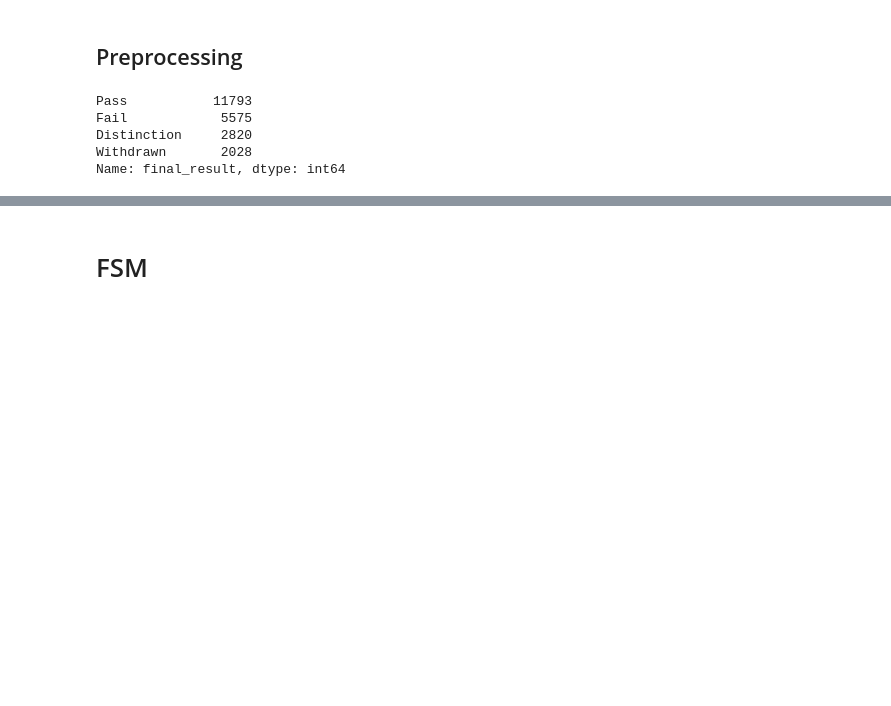
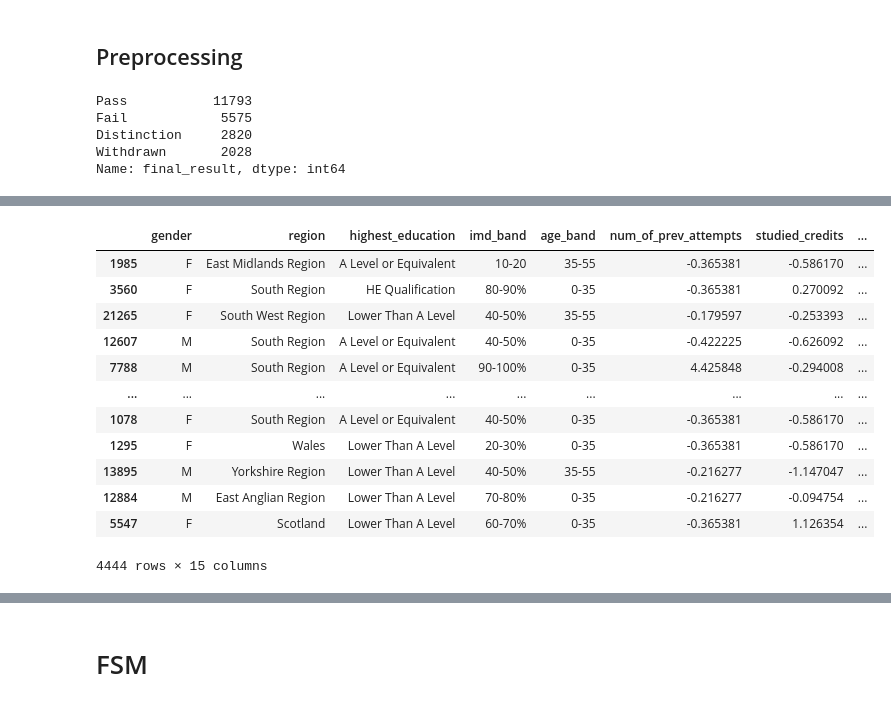
Before and after one commit to Caellwyn/ou_student_predictions, a Jupyter notebook: notebooks/FSM.ipynb, the cells around one changed output, grey strips where cells are left out. Saved outputs shown, nothing was run; the diff lists cells and outputs as text; code cells hidden in the pictures; blank space fills up the shorter version.

```diff
--- a/notebooks/FSM.ipynb
+++ b/notebooks/FSM.ipynb
@@ -65,3 +58,8 @@ Fail            5575
 Distinction     2820
 Withdrawn       2028
 Name: final_result, dtype: int64
+# %%
+cs = CourseScaler()
+X_Train_sc = cs.fit_transform(X_train)
+X_test_sc = cs.transform(X_test)
+test = cs.fit(X_train)
@@ -67,0 +82,16 @@ Name: final_result, dtype: int64
+# %%
+X_test_sc
+# %% [output]
+|  | gender | region | highest_education | imd_band | age_band | num_of_prev_attempts | studied_credits | ... |
+| 1985 | F | East Midlands Region | A Level or Equivalent | 10-20 | 35-55 | -0.365381 | -0.586170 | ... |
+| 3560 | F | South Region | HE Qualification | 80-90% | 0-35 | -0.365381 | 0.270092 | ... |
+| 21265 | F | South West Region | Lower Than A Level | 40-50% | 35-55 | -0.179597 | -0.253393 | ... |
+| 12607 | M | South Region | A Level or Equivalent | 40-50% | 0-35 | -0.422225 | -0.626092 | ... |
+| 7788 | M | South Region | A Level or Equivalent | 90-100% | 0-35 | 4.425848 | -0.294008 | ... |
+| ... | ... | ... | ... | ... | ... | ... | ... | ... |
+| 1078 | F | South Region | A Level or Equivalent | 40-50% | 0-35 | -0.365381 | -0.586170 | ... |
+| 1295 | F | Wales | Lower Than A Level | 20-30% | 0-35 | -0.365381 | -0.586170 | ... |
+| 13895 | M | Yorkshire Region | Lower Than A Level | 40-50% | 35-55 | -0.216277 | -1.147047 | ... |
+| 12884 | M | East Anglian Region | Lower Than A Level | 70-80% | 0-35 | -0.216277 | -0.094754 | ... |
+| 5547 | F | Scotland | Lower Than A Level | 60-70% | 0-35 | -0.365381 | 1.126354 | ... |
+4444 rows × 15 columns
```
Also changed, not shown: parts of 8 cells of this notebook, 3 other files.
